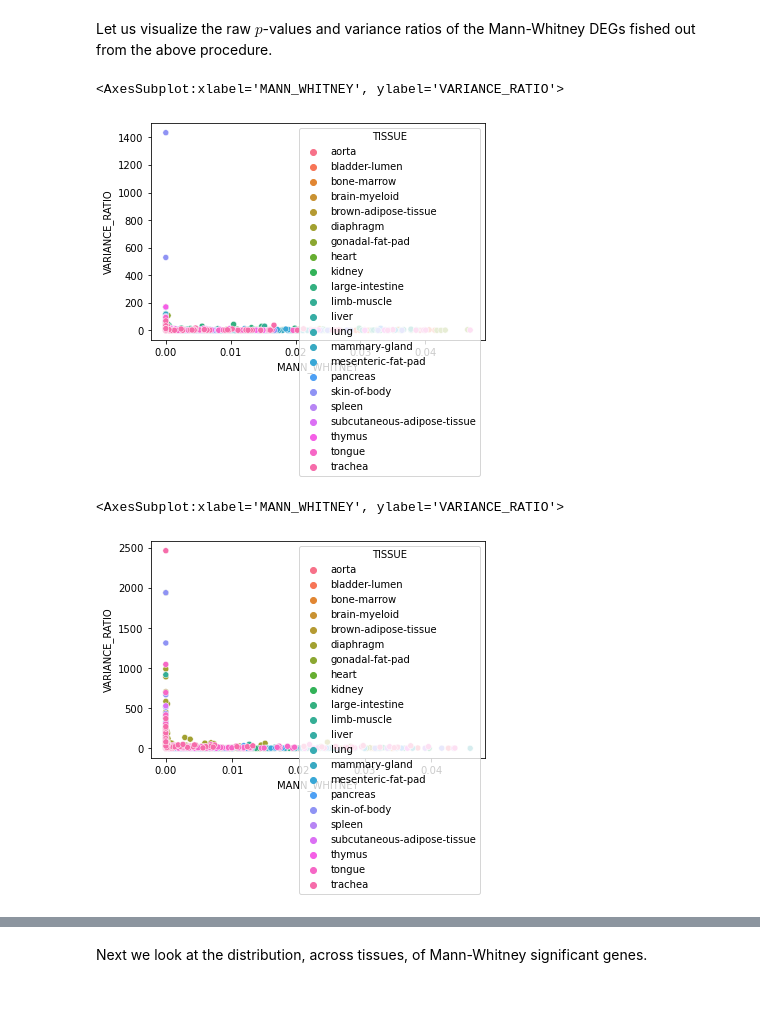
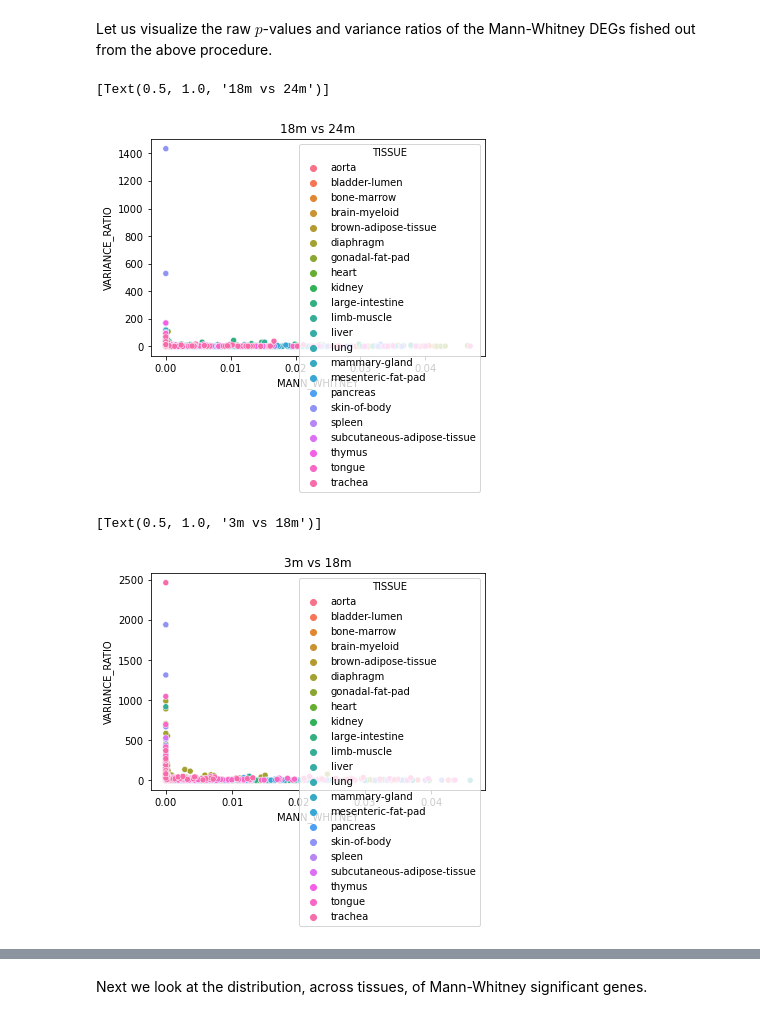
Before and after one commit to songlab-cal/MOCHIS, a Jupyter notebook: python/tabula-muris-analysis/tabula_muris_all.ipynb, the cells around one changed output, grey strips where cells are left out. Cells and saved outputs as stored; diff of their text form; code cells hidden in the pictures.

```diff
--- a/python/tabula-muris-analysis/tabula_muris_all.ipynb
+++ b/python/tabula-muris-analysis/tabula_muris_all.ipynb
@@ -213,13 +213,13 @@ df_3_18["PAIR"] = ["3m vs 18m" for i in range(df_3_18.shape[0])]
 df_18_24["PAIR"] = ["18m vs 24m" for i in range(df_18_24.shape[0])]
 df_24_3["PAIR"] = ["3m vs 24m" for i in range(df_24_3.shape[0])]
 # %%
-sns.scatterplot(data=df_18_24, x='MANN_WHITNEY', y='VARIANCE_RATIO', hue='TISSUE')
+sns.scatterplot(data=df_18_24, x='MANN_WHITNEY', y='VARIANCE_RATIO', hue='TISSUE').set(title='18m vs 24m')
 # %% [output]
-<AxesSubplot:xlabel='MANN_WHITNEY', ylabel='VARIANCE_RATIO'>
+[Text(0.5, 1.0, '18m vs 24m')]
-[figure, old version]
+[figure, new version]
 # %%
-sns.scatterplot(data=df_3_18, x='MANN_WHITNEY', y='VARIANCE_RATIO', hue='TISSUE')
+sns.scatterplot(data=df_3_18, x='MANN_WHITNEY', y='VARIANCE_RATIO', hue='TISSUE').set(title='3m vs 18m')
 # %% [output]
-<AxesSubplot:xlabel='MANN_WHITNEY', ylabel='VARIANCE_RATIO'>
+[Text(0.5, 1.0, '3m vs 18m')]
-[figure, old version]
+[figure, new version]
 # %%
```
Also changed, not shown: parts of 23 cells of this notebook, 3 other files.
